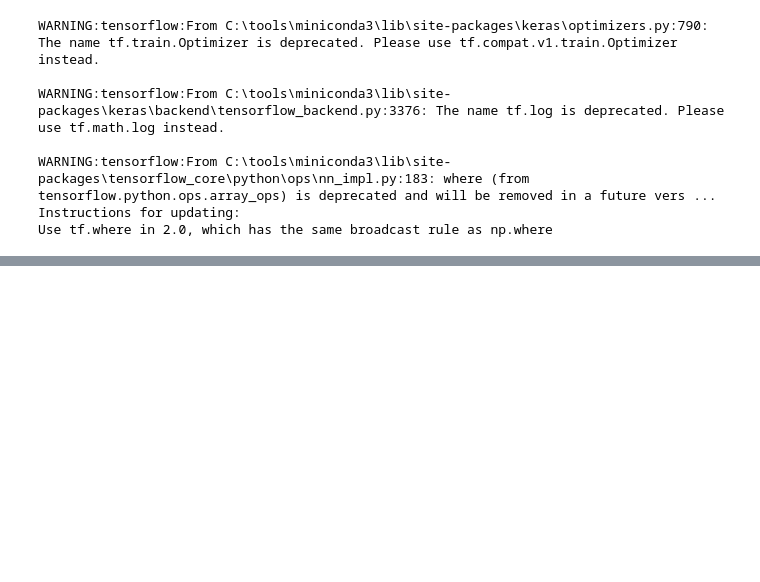
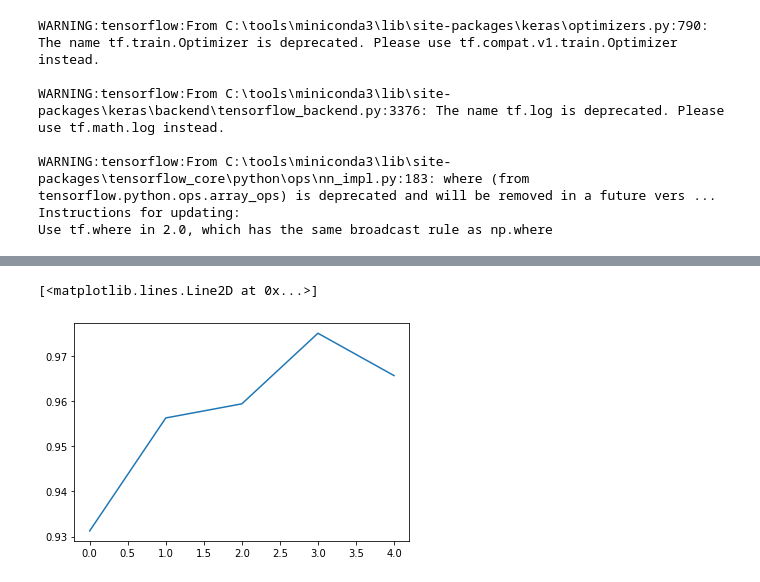
Before and after one commit to Hyrasso/CNN-ReId, a Jupyter notebook: src/id-prediction.ipynb, the cells around one changed output, grey strips where cells are left out. Cells and saved outputs as stored; diff of their text form; code cells hidden in the pictures; blank space fills up the shorter version.

```diff
--- a/src/id-prediction.ipynb
+++ b/src/id-prediction.ipynb
@@ -140,0 +167,5 @@ NameError: name 'history' is not defined
+# %%
+plt.plot(xabs, history.history["ids_sparse_categorical_accuracy"])
+# %% [output]
+[<matplotlib.lines.Line2D at 0x...>]
+[figure, added]
```
Also changed, not shown: parts of 18 cells of this notebook, 8 other files.
